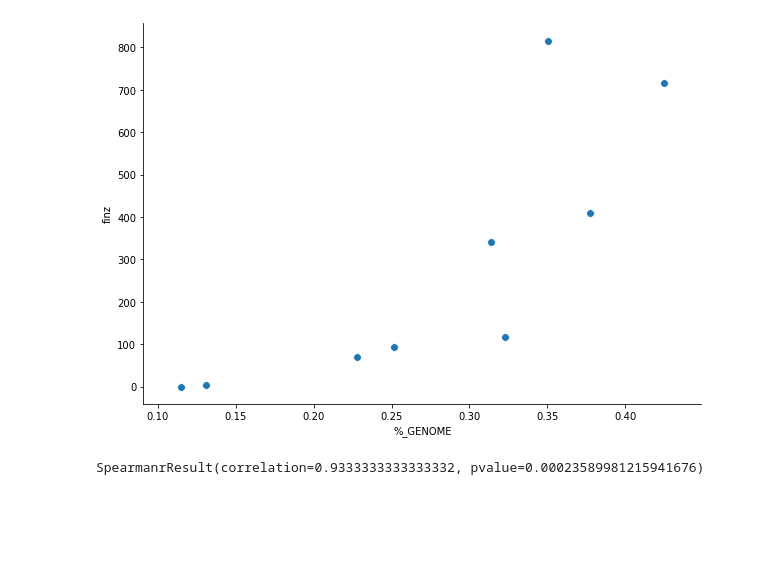
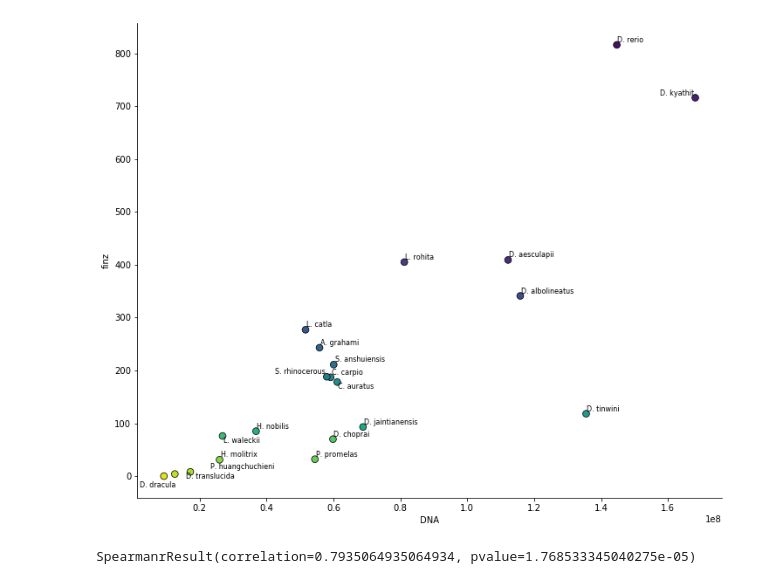
Before and after one commit to jonathan-wells/finz-znf, a Jupyter notebook: analysis/finz_te_correlation.ipynb, the cells around one changed output. Saved outputs shown, nothing was run; the diff lists cells and outputs as text; code cells hidden in the pictures; blank space fills up the shorter version.

Commit message:
Plot correlation between predicted zinc fingers and TE content

```diff
--- a/analysis/finz_te_correlation.ipynb
+++ b/analysis/finz_te_correlation.ipynb
@@ -83,0 +29,21 @@ print(finz_df)
+# %%
+count_dfs = []
+for sp, val in dnapipete_data.items():
+    count_df = read_counts(val)
+    count_df['species'] = sp
+    count_df['finz'] = count_finz(sp)
+    count_dfs.append(count_df)
+
+count_df = pd.concat(count_dfs)
+count_df = count_df.pivot_table(index=['species', 'finz'],
+                                columns='teclass',
+                                values='readcount') \
+    .sort_values('finz') \
+    .reset_index()
+count_df['Unknown'] = count_df.na + count_df.others
+count_df = count_df.drop(['Others', 'Tandem_repeats', 'na', 'others', 'rRNA', 'MITE', 'Simple_repeat'], axis=1)
+count_df['interspersed'] = count_df.DNA + count_df.LTR + count_df.LINE + count_df.SINE + count_df.Helitron
+# for teclass in ['DNA', 'Helitron', 'LINE', 'LTR', 'SINE', 'Low_Complexity', 'Satellite', 'Unknown', 'interspersed', 'Total']:
+#     count_df[teclass] = count_df[teclass]/count_df['Total']*100
+
+print(count_df)
@@ -84,20 +68,26 @@ print(finz_df)
 # %%
-teclass = 'DNA'
-tmp_df = finz_df.loc[(finz_df.Rclass == teclass) & ~finz_df['LEN_MASKED_NR'].isna()]
-fig, ax = plt.subplots(figsize=(10, 7))
-sns.scatterplot(data=tmp_df,
-                x='%_GENOME',
+column = 'DNA'
+fig, ax = plt.subplots(figsize=(12, 10))
+sns.scatterplot(data=count_df,
+                x=column,
                 y='finz',
+                hue='species',
+                palette='viridis_r',
+                edgecolor='k',
                 s=60,
                 ax=ax)
+ax.get_legend().remove()
 
-# for row in finz_df.loc[finz_df.Rclass == teclass].iterrows():
-#     ax.text(row[1]['%_GENOME']+0.005, row[1]['finz']+np.random.randint(-10, 10), row[1]['species'])
+labels = []
+for row in count_df.iterrows():
+    label = row[1]['species'].split('_')[0][0] +'. '+ row[1]['species'].split('_')[1]
+    labels.append(ax.text(row[1][column], row[1]['finz'], label, size=8, va='center', ha='center'))
+adjust_text(labels)
 
 sns.despine()
 plt.show()
-print(stats.spearmanr(tmp_df['%_GENOME'],
-                      tmp_df['finz']))
+print(stats.spearmanr(count_df[column],
+                      count_df['finz']))
 # %% [output]
-[figure, old version]
+[figure, new version]
-SpearmanrResult(correlation=0.9333333333333332, pvalue=0.00023589981215941676)
+SpearmanrResult(correlation=0.7935064935064934, pvalue=1.768533345040275e-05)
```
Also changed, not shown: parts of 10 cells of this notebook, 1 other file.
